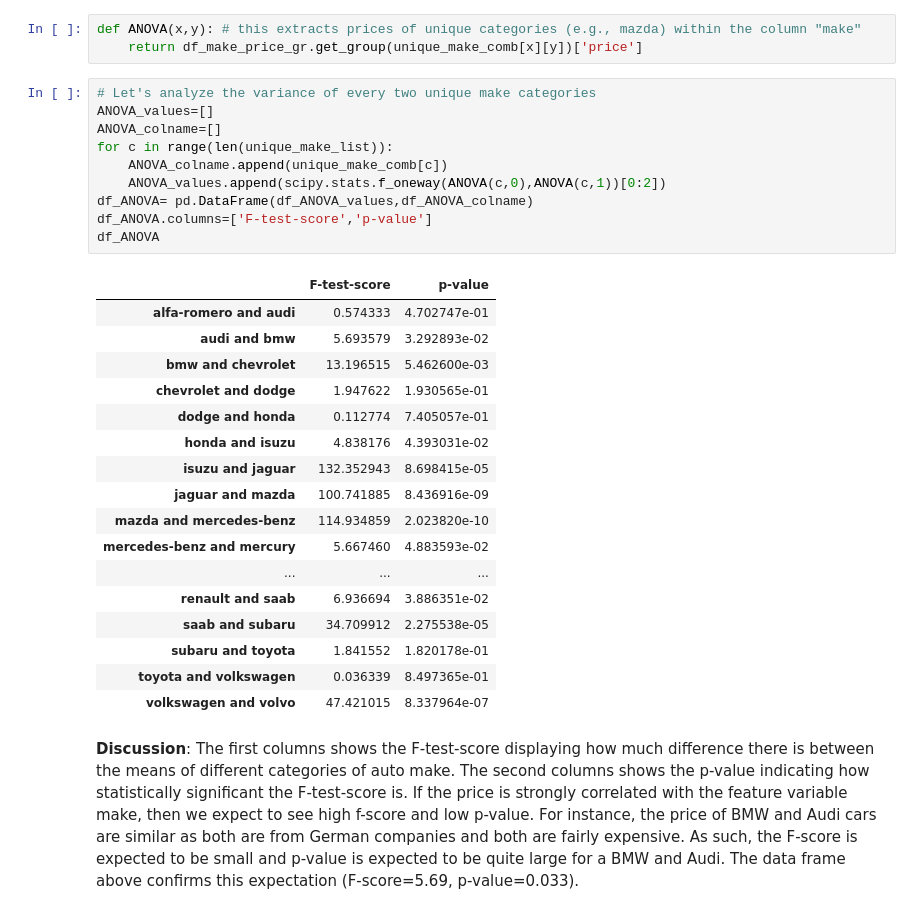
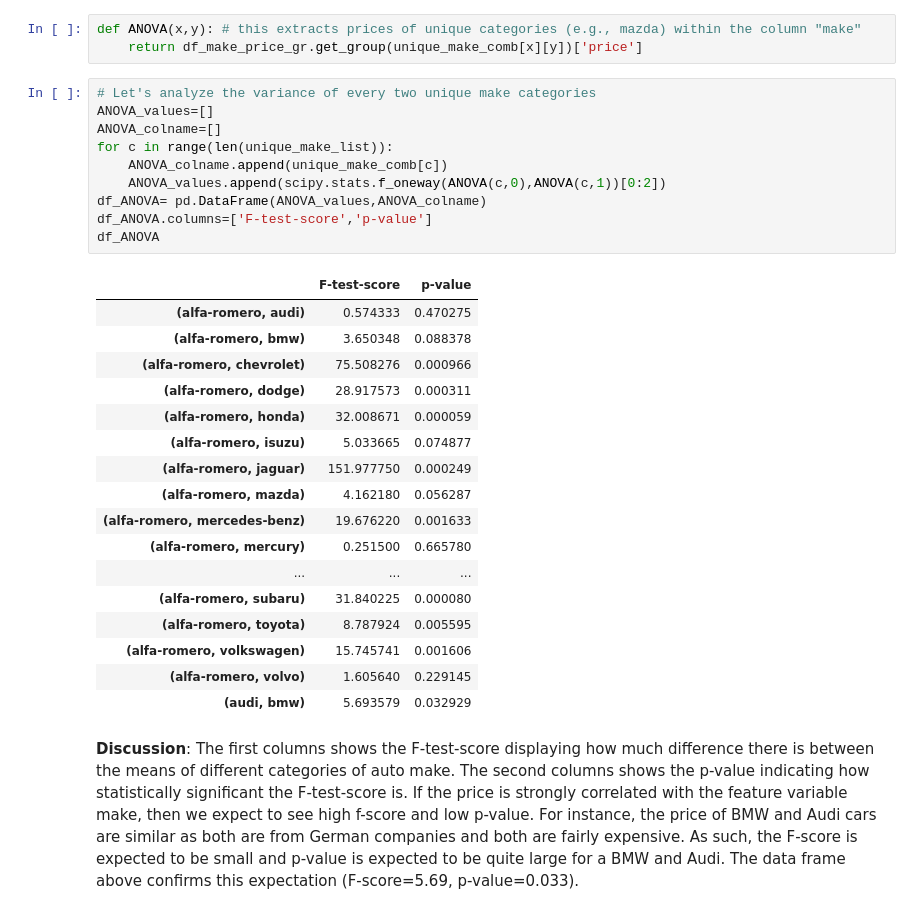
Before and after one commit to Farhad-Davaripour/Step_by_Step_Data_Analysis_Auto_Dataset, a Jupyter notebook: Code_Python.ipynb, the cells around one changed output. Saved outputs shown, nothing was run; the diff lists cells and outputs as text.

```diff
--- a/Code_Python.ipynb
+++ b/Code_Python.ipynb
@@ -307,31 +312,31 @@ def ANOVA(x,y): # this extracts prices of unique categories (e.g., mazda) within
 # %%
 # Let's analyze the variance of every two unique make categories
 ANOVA_values=[]
 ANOVA_colname=[]
 for c in range(len(unique_make_list)):
     ANOVA_colname.append(unique_make_comb[c])
     ANOVA_values.append(scipy.stats.f_oneway(ANOVA(c,0),ANOVA(c,1))[0:2])
-df_ANOVA= pd.DataFrame(df_ANOVA_values,df_ANOVA_colname)
+df_ANOVA= pd.DataFrame(ANOVA_values,ANOVA_colname)
 df_ANOVA.columns=['F-test-score','p-value']
 df_ANOVA
 # %% [output]
 |  | F-test-score | p-value |
-| alfa-romero and audi | 0.574333 | 4.702747e-01 |
-| audi and bmw | 5.693579 | 3.292893e-02 |
-| bmw and chevrolet | 13.196515 | 5.462600e-03 |
-| chevrolet and dodge | 1.947622 | 1.930565e-01 |
-| dodge and honda | 0.112774 | 7.405057e-01 |
-| honda and isuzu | 4.838176 | 4.393031e-02 |
-| isuzu and jaguar | 132.352943 | 8.698415e-05 |
-| jaguar and mazda | 100.741885 | 8.436916e-09 |
-| mazda and mercedes-benz | 114.934859 | 2.023820e-10 |
-| mercedes-benz and mercury | 5.667460 | 4.883593e-02 |
+| (alfa-romero, audi) | 0.574333 | 0.470275 |
+| (alfa-romero, bmw) | 3.650348 | 0.088378 |
+| (alfa-romero, chevrolet) | 75.508276 | 0.000966 |
+| (alfa-romero, dodge) | 28.917573 | 0.000311 |
+| (alfa-romero, honda) | 32.008671 | 0.000059 |
+| (alfa-romero, isuzu) | 5.033665 | 0.074877 |
+| (alfa-romero, jaguar) | 151.977750 | 0.000249 |
+| (alfa-romero, mazda) | 4.162180 | 0.056287 |
+| (alfa-romero, mercedes-benz) | 19.676220 | 0.001633 |
+| (alfa-romero, mercury) | 0.251500 | 0.665780 |
 | ... | ... | ... |
-| renault and saab | 6.936694 | 3.886351e-02 |
-| saab and subaru | 34.709912 | 2.275538e-05 |
-| subaru and toyota | 1.841552 | 1.820178e-01 |
-| toyota and volkswagen | 0.036339 | 8.497365e-01 |
-| volkswagen and volvo | 47.421015 | 8.337964e-07 |
+| (alfa-romero, subaru) | 31.840225 | 0.000080 |
+| (alfa-romero, toyota) | 8.787924 | 0.005595 |
+| (alfa-romero, volkswagen) | 15.745741 | 0.001606 |
+| (alfa-romero, volvo) | 1.605640 | 0.229145 |
+| (audi, bmw) | 5.693579 | 0.032929 |
 # %% [markdown]
 **Discussion**: The first columns shows the F-test-score displaying how much difference there is between the means of different categories of auto make. The second columns shows the p-value indicating how statistically significant the F-test-score is. If the price is strongly correlated with the feature variable make, then we expect to see high f-score and low p-value. For instance, the price of BMW and Audi cars are similar as both are from German companies and both are fairly expensive. As such, the F-score is expected to be small and p-value is expected to be quite large for a BMW and Audi. The data frame above confirms this expectation (F-score=5.69, p-value=0.033).
 # %%
```
Also changed, not shown: parts of 67 cells of this notebook.
